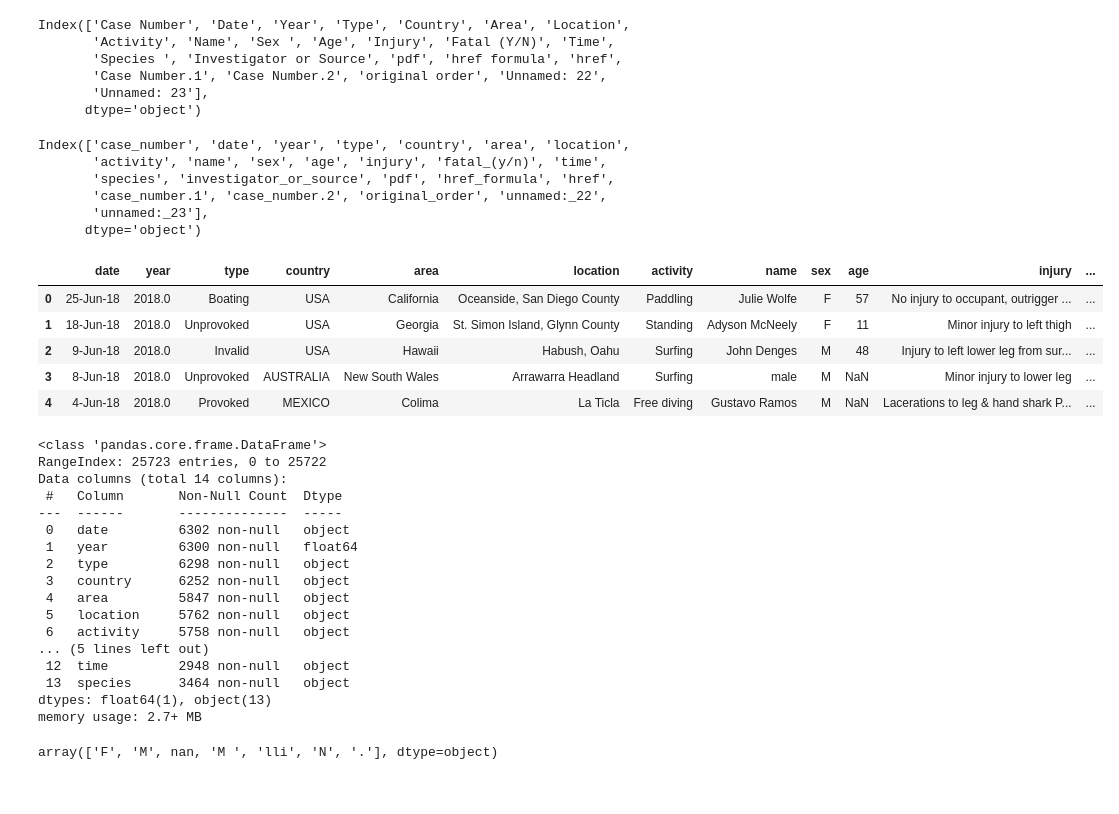
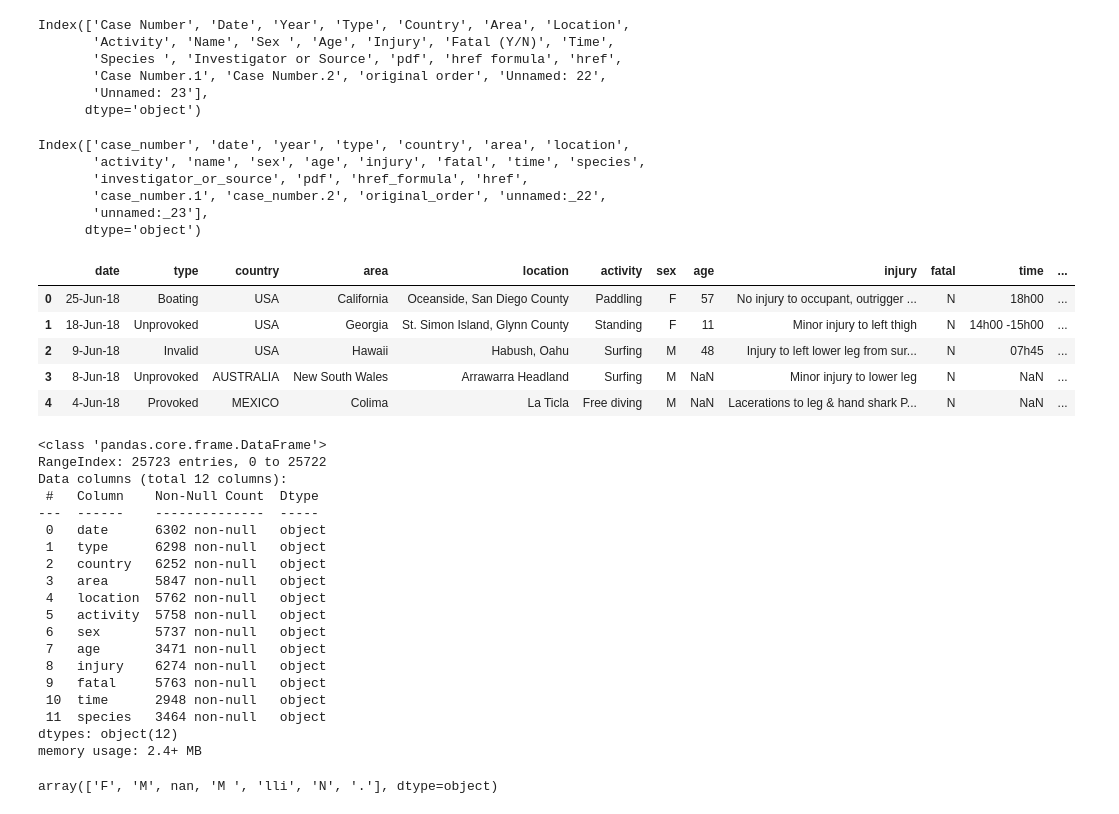
Before and after one commit to HagenGrant/project-1-group-05, a Jupyter notebook: Shark Attacks-checkpoint.ipynb, the cells around one changed output. Drawn from its saved outputs; the diff is of its cells as text; code cells hidden in the pictures.

```diff
--- a/Shark Attacks-checkpoint.ipynb
+++ b/Shark Attacks-checkpoint.ipynb
@@ -6,6 +10,6 @@ import numpy as np
 # %%
 # Provide just the filename since it's in the same folder
-filepath = "attacks.csv"
+filepath = "Resources/attacks.csv"
 
 # read the CSV file
 raw_df = pd.read_csv(filepath, encoding='latin1')
@@ -53,49 +57,54 @@ Index(['Case Number', 'Date', 'Year', 'Type', 'Country', 'Area', 'Location',
 # %%
 # rename fatal
 # %%
+# make compatiable with dot notation
 raw_df.columns = raw_df.columns.str.strip()
 raw_df.columns = [x.lower().replace(" ", "_") for x in raw_df.columns]
+
+raw_df.rename(columns={"fatal_(y/n)": "fatal"}, inplace=True)
 # %%
 raw_df.columns
 # %% [output]
 Index(['case_number', 'date', 'year', 'type', 'country', 'area', 'location',
-       'activity', 'name', 'sex', 'age', 'injury', 'fatal_(y/n)', 'time',
-       'species', 'investigator_or_source', 'pdf', 'href_formula', 'href',
+       'activity', 'name', 'sex', 'age', 'injury', 'fatal', 'time', 'species',
+       'investigator_or_source', 'pdf', 'href_formula', 'href',
        'case_number.1', 'case_number.2', 'original_order', 'unnamed:_22',
        'unnamed:_23'],
       dtype='object')
 # %%
 # drop unnessary columns
-cols = ['date', 'year', 'type', 'country', 'area', 'location', 'activity', 'name', 'sex', 'age', 'injury', 'fatal_(y/n)', 'time', 'species']
+cols = ['date', 'type', 'country', 'area', 'location', 'activity', 'sex', 'age', 'injury', 'fatal', 'time', 'species']
 df = raw_df.loc[:, cols]
 df.head()
 # %% [output]
-|  | date | year | type | country | area | location | activity | name | sex | age | injury | ... |
-| 0 | 25-Jun-18 | 2018.0 | Boating | USA | California | Oceanside, San Diego County | Paddling | Julie Wolfe | F | 57 | No injury to occupant, outrigger ... | ... |
-| 1 | 18-Jun-18 | 2018.0 | Unprovoked | USA | Georgia | St. Simon Island, Glynn County | Standing | Adyson McNeely | F | 11 | Minor injury to left thigh | ... |
-| 2 | 9-Jun-18 | 2018.0 | Invalid | USA | Hawaii | Habush, Oahu | Surfing | John Denges | M | 48 | Injury to left lower leg from sur... | ... |
-| 3 | 8-Jun-18 | 2018.0 | Unprovoked | AUSTRALIA | New South Wales | Arrawarra Headland | Surfing | male | M | NaN | Minor injury to lower leg | ... |
-| 4 | 4-Jun-18 | 2018.0 | Provoked | MEXICO | Colima | La Ticla | Free diving | Gustavo Ramos | M | NaN | Lacerations to leg & hand shark P... | ... |
+|  | date | type | country | area | location | activity | sex | age | injury | fatal | time | ... |
+| 0 | 25-Jun-18 | Boating | USA | California | Oceanside, San Diego County | Paddling | F | 57 | No injury to occupant, outrigger ... | N | 18h00 | ... |
+| 1 | 18-Jun-18 | Unprovoked | USA | Georgia | St. Simon Island, Glynn County | Standing | F | 11 | Minor injury to left thigh | N | 14h00 -15h00 | ... |
+| 2 | 9-Jun-18 | Invalid | USA | Hawaii | Habush, Oahu | Surfing | M | 48 | Injury to left lower leg from sur... | N | 07h45 | ... |
+| 3 | 8-Jun-18 | Unprovoked | AUSTRALIA | New South Wales | Arrawarra Headland | Surfing | M | NaN | Minor injury to lower leg | N | NaN | ... |
+| 4 | 4-Jun-18 | Provoked | MEXICO | Colima | La Ticla | Free diving | M | NaN | Lacerations to leg & hand shark P... | N | NaN | ... |
 # %%
 df.info()
 # %% [output]
 <class 'pandas.core.frame.DataFrame'>
 RangeIndex: 25723 entries, 0 to 25722
-Data columns (total 14 columns):
- #   Column       Non-Null Count  Dtype
----  ------       --------------  -----
- 0   date         6302 non-null   object
- 1   year         6300 non-null   float64
- 2   type         6298 non-null   object
- 3   country      6252 non-null   object
- 4   area         5847 non-null   object
- 5   location     5762 non-null   object
- 6   activity     5758 non-null   object
-... (5 lines left out)
- 12  time         2948 non-null   object
- 13  species      3464 non-null   object
-dtypes: float64(1), object(13)
-memory usage: 2.7+ MB
+Data columns (total 12 columns):
+ #   Column    Non-Null Count  Dtype
+---  ------    --------------  -----
+ 0   date      6302 non-null   object
+ 1   type      6298 non-null   object
+ 2   country   6252 non-null   object
+ 3   area      5847 non-null   object
+ 4   location  5762 non-null   object
+ 5   activity  5758 non-null   object
+ 6   sex       5737 non-null   object
+ 7   age       3471 non-null   object
+ 8   injury    6274 non-null   object
+ 9   fatal     5763 non-null   object
+ 10  time      2948 non-null   object
+ 11  species   3464 non-null   object
+dtypes: object(12)
+memory usage: 2.4+ MB
 # %%
 # see what values are in the 'sex' series and start to clean column
 df["sex"].unique()
```
Also changed, not shown: parts of 34 cells of this notebook.
